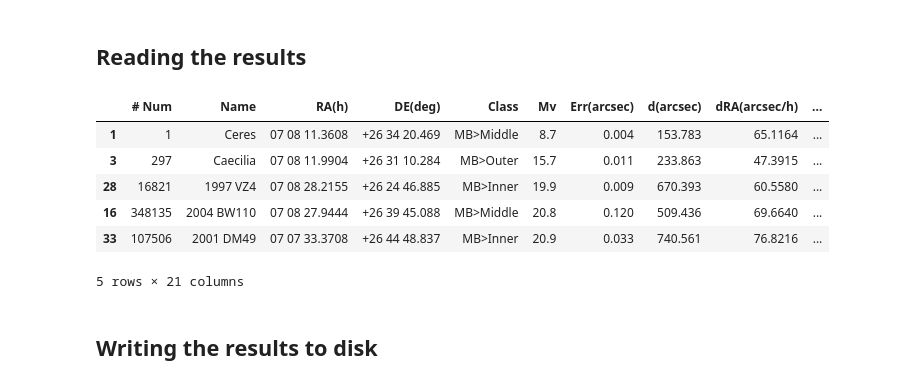
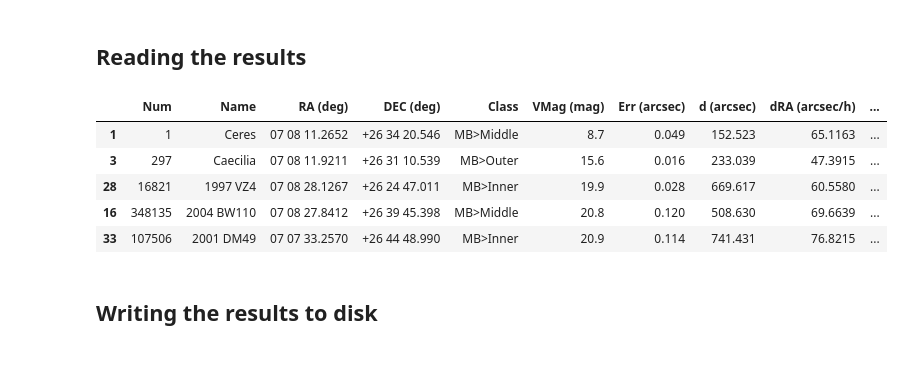
Before and after one commit to maxmahlke/les-houches-small-bodies, a Jupyter notebook: notebooks/01_how_to_query_an_api.ipynb, the cells around one changed output. Saved outputs shown, nothing was run; the diff lists cells and outputs as text; code cells hidden in the pictures.

```diff
--- a/notebooks/01_how_to_query_an_api.ipynb
+++ b/notebooks/01_how_to_query_an_api.ipynb
@@ -54,7 +54,7 @@ filename = "my_conesearch.csv"
 ## Build the query parameters
 # %%
 # Service URL
-url = "http://vo.imcce.fr/webservices/skybot/skybotconesearch_query.php?"
+url = "https://ssp.imcce.fr/webservices/skybot/api/conesearch.php?"
 
 # Query parameters
 # The request package that we will use will create the full URL for us from the dictionary below
@@ -63,10 +63,11 @@ params = {
     "-ra": Angle(ra).degree,
     "-dec": Angle(dec).degree,
     "-sr": radius,
-    "-mime": "text",
+    "-mime": "json",
     "-output": "all",
     "-loc": observer,
     "-tscale": "UTC",
+    'objFilter': '110'
 }
 # %% [markdown]
 ## Querying the service
@@ -83,21 +84,17 @@ The variable <kbd>r</kbd> contains the results of the <kbd><a href="https://www.
 ## Reading the results
 # %%
 # Read results in a pandas DataFrame
-data = pd.read_csv(io.BytesIO(r.content), delimiter="|", skiprows=2)
-
-# Remove leading and trailing spaces from column names
-data.columns = data.columns.str.strip()
+data = pd.read_json(io.BytesIO(r.content))
 # %%
 # Inspect the results, brightest first
-data.sort_values(by="Mv").head()
+data.sort_values(by="VMag (mag)").head()
 # %% [output]
-|  | # Num | Name | RA(h) | DE(deg) | Class | Mv | Err(arcsec) | d(arcsec) | dRA(arcsec/h) | ... |
-| 1 | 1 | Ceres | 07 08 11.3608 | +26 34 20.469 | MB>Middle | 8.7 | 0.004 | 153.783 | 65.1164 | ... |
-| 3 | 297 | Caecilia | 07 08 11.9904 | +26 31 10.284 | MB>Outer | 15.7 | 0.011 | 233.863 | 47.3915 | ... |
-| 28 | 16821 | 1997 VZ4 | 07 08 28.2155 | +26 24 46.885 | MB>Inner | 19.9 | 0.009 | 670.393 | 60.5580 | ... |
-| 16 | 348135 | 2004 BW110 | 07 08 27.9444 | +26 39 45.088 | MB>Middle | 20.8 | 0.120 | 509.436 | 69.6640 | ... |
-| 33 | 107506 | 2001 DM49 | 07 07 33.3708 | +26 44 48.837 | MB>Inner | 20.9 | 0.033 | 740.561 | 76.8216 | ... |
+|  | Num | Name | RA (deg) | DEC (deg) | Class | VMag (mag) | Err (arcsec) | d (arcsec) | dRA (arcsec/h) | ... |
+| 1 | 1 | Ceres | 07 08 11.2652 | +26 34 20.546 | MB>Middle | 8.7 | 0.049 | 152.523 | 65.1163 | ... |
+| 3 | 297 | Caecilia | 07 08 11.9211 | +26 31 10.539 | MB>Outer | 15.6 | 0.016 | 233.039 | 47.3915 | ... |
+| 28 | 16821 | 1997 VZ4 | 07 08 28.1267 | +26 24 47.011 | MB>Inner | 19.9 | 0.028 | 669.617 | 60.5580 | ... |
+| 16 | 348135 | 2004 BW110 | 07 08 27.8412 | +26 39 45.398 | MB>Middle | 20.8 | 0.120 | 508.630 | 69.6639 | ... |
+| 33 | 107506 | 2001 DM49 | 07 07 33.2570 | +26 44 48.990 | MB>Inner | 20.9 | 0.114 | 741.431 | 76.8215 | ... |
-5 rows × 21 columns
 # %% [markdown]
 ## Writing the results to disk
 # %%
```
Also changed, not shown: parts of 3 cells of this notebook.
